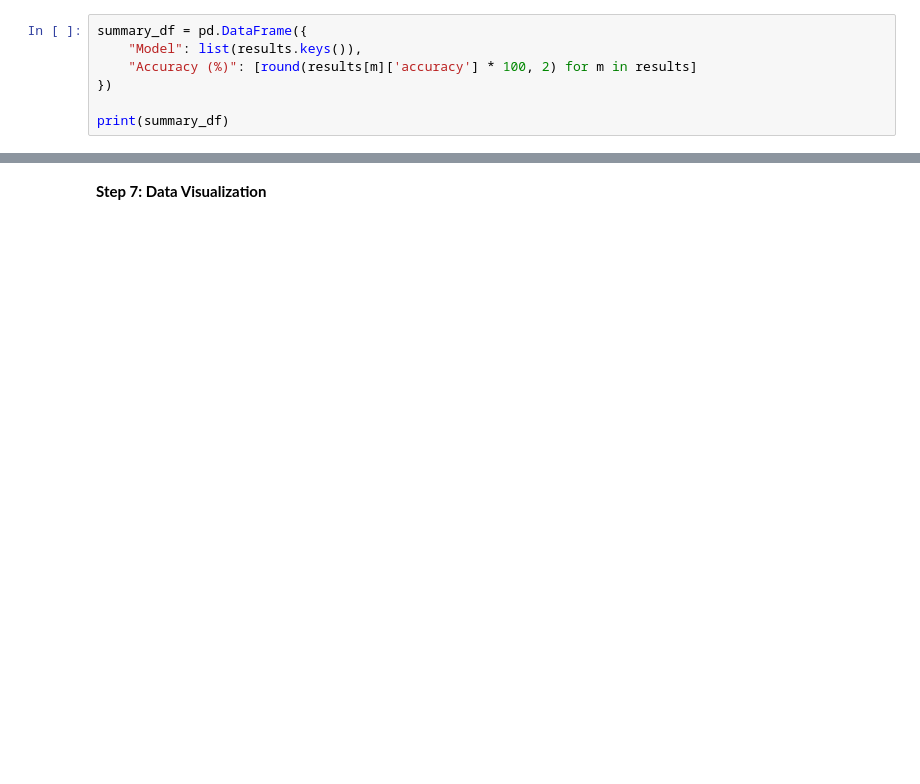
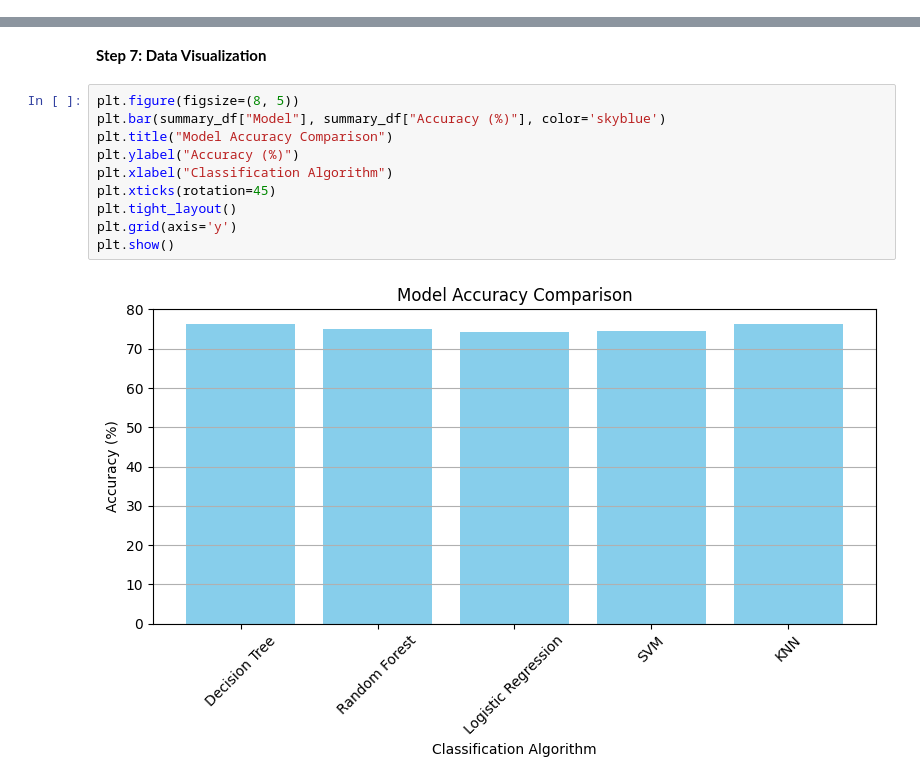
Before and after one commit to spacee48/SIT719, a Jupyter notebook: 5_2_dataset1.ipynb, the cells around one changed output, grey strips where cells are left out. Drawn from its saved outputs; the diff is of its cells as text; blank space fills up the shorter version.

```diff
--- a/5_2_dataset1.ipynb
+++ b/5_2_dataset1.ipynb
@@ -326,7 +323,0 @@ for name, model_result in results.items():
-# %%
-summary_df = pd.DataFrame({
-    "Model": list(results.keys()),
-    "Accuracy (%)": [round(results[m]['accuracy'] * 100, 2) for m in results]
-})
-
-print(summary_df)
@@ -525,2 +324,14 @@ Accuracy for KNN: 76.19%
 # %% [markdown]
 **Step 7: Data Visualization**
+# %%
+plt.figure(figsize=(8, 5))
+plt.bar(summary_df["Model"], summary_df["Accuracy (%)"], color='skyblue')
+plt.title("Model Accuracy Comparison")
+plt.ylabel("Accuracy (%)")
+plt.xlabel("Classification Algorithm")
+plt.xticks(rotation=45)
+plt.tight_layout()
+plt.grid(axis='y')
+plt.show()
+# %% [output]
+[figure, added]
```
Also changed, not shown: parts of 7 cells of this notebook.
